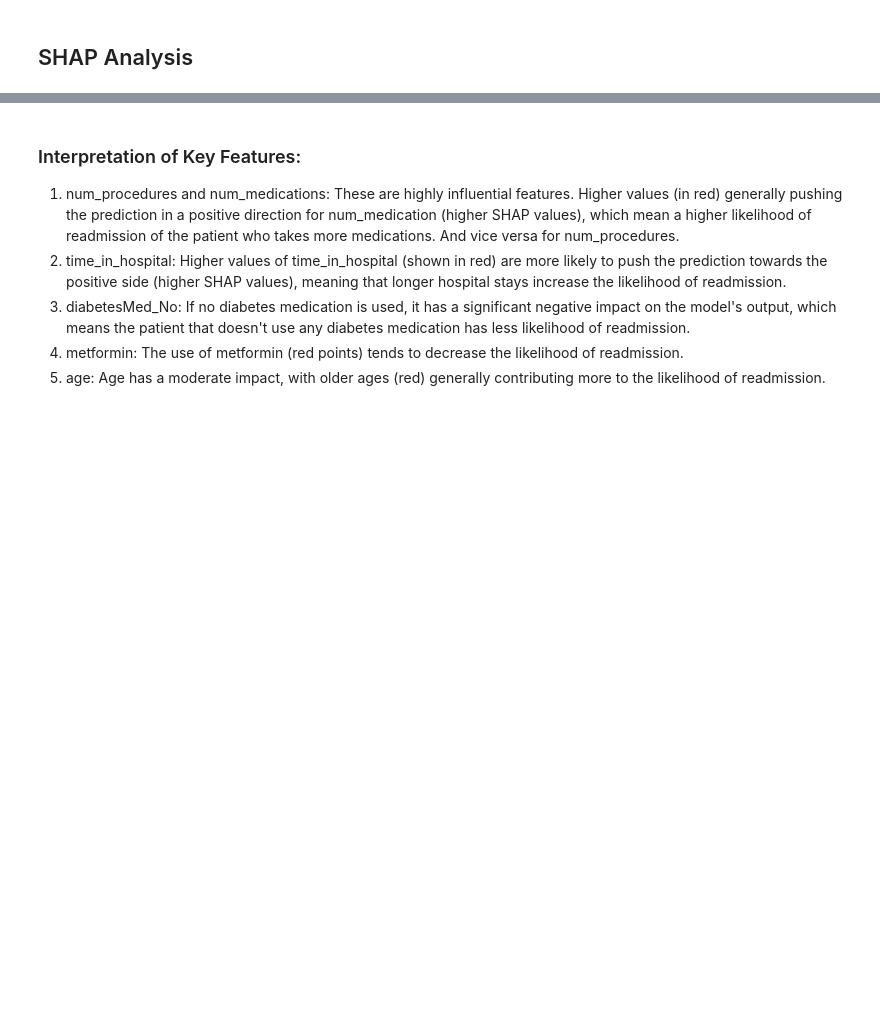
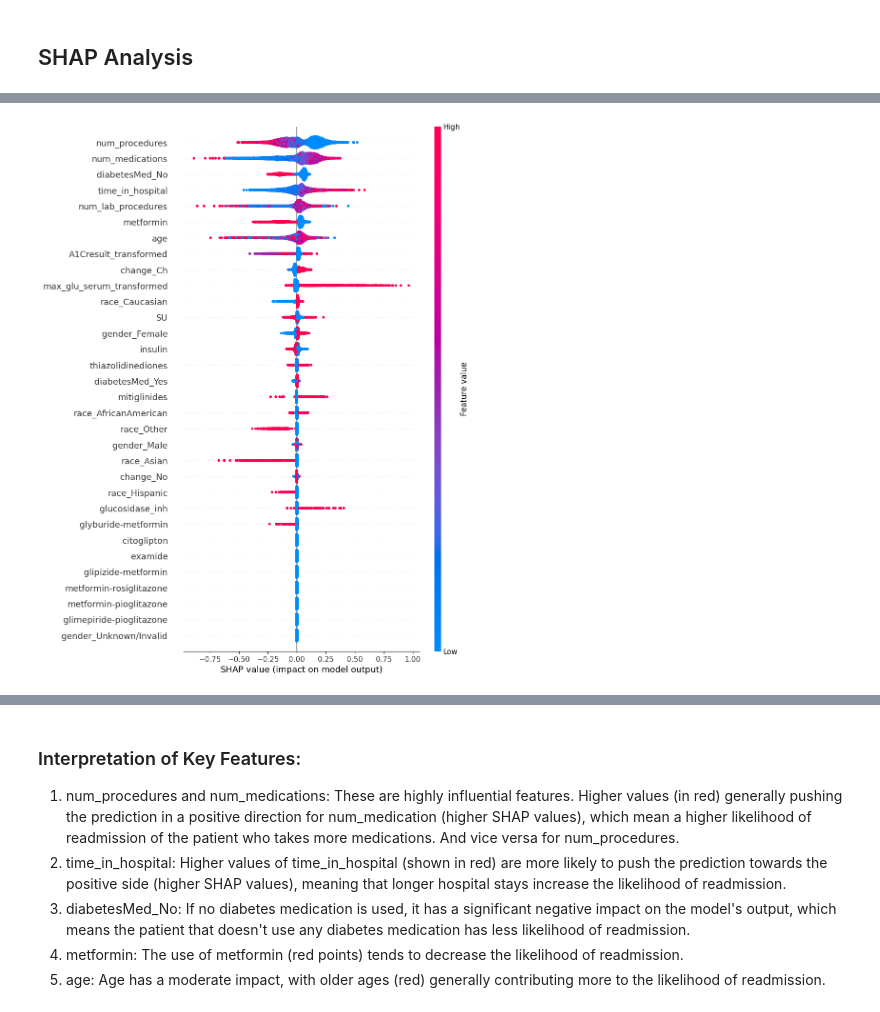
Before and after one commit to ozoamo/GlucoGuard_Analytics, a Jupyter notebook: jupyter-notebooks/Predictive_analysis.ipynb, the cells around one changed output, grey strips where cells are left out. Saved outputs shown, nothing was run; the diff lists cells and outputs as text; code cells hidden in the pictures; blank space fills up the shorter version.

```diff
--- a/jupyter-notebooks/Predictive_analysis.ipynb
+++ b/jupyter-notebooks/Predictive_analysis.ipynb
@@ -641,0 +671,6 @@ shap.summary_plot(shap_values, X_test, feature_names=feature_names)
+# %%
+# summarize the effects of all the features
+# the SHAP values of every feature for every sample.
+shap.plots.beeswarm(shap_values, max_display=33)
+# %% [output]
+[figure, added]
```
Also changed, not shown: parts of 14 cells of this notebook, 2 other files.
